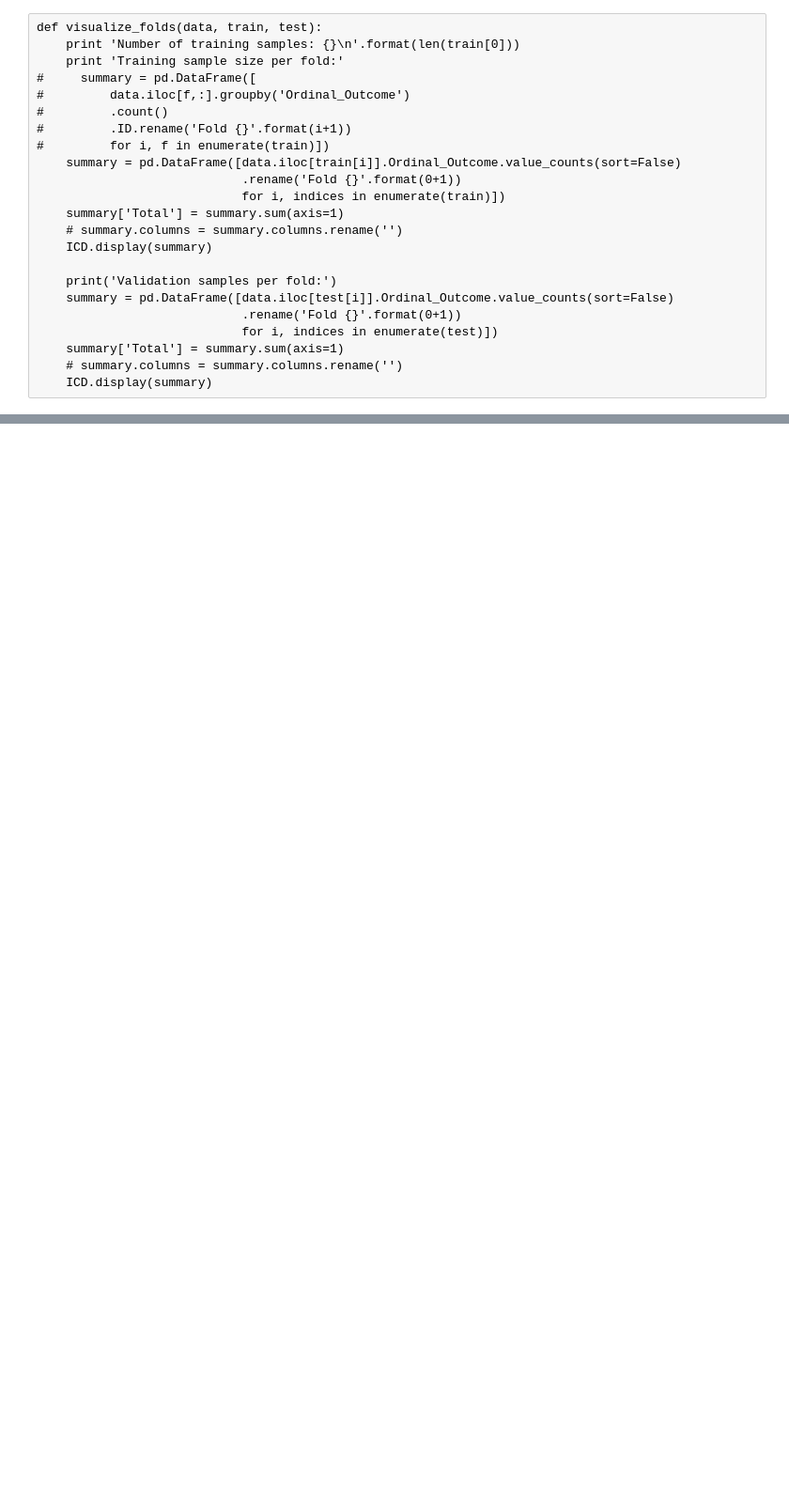
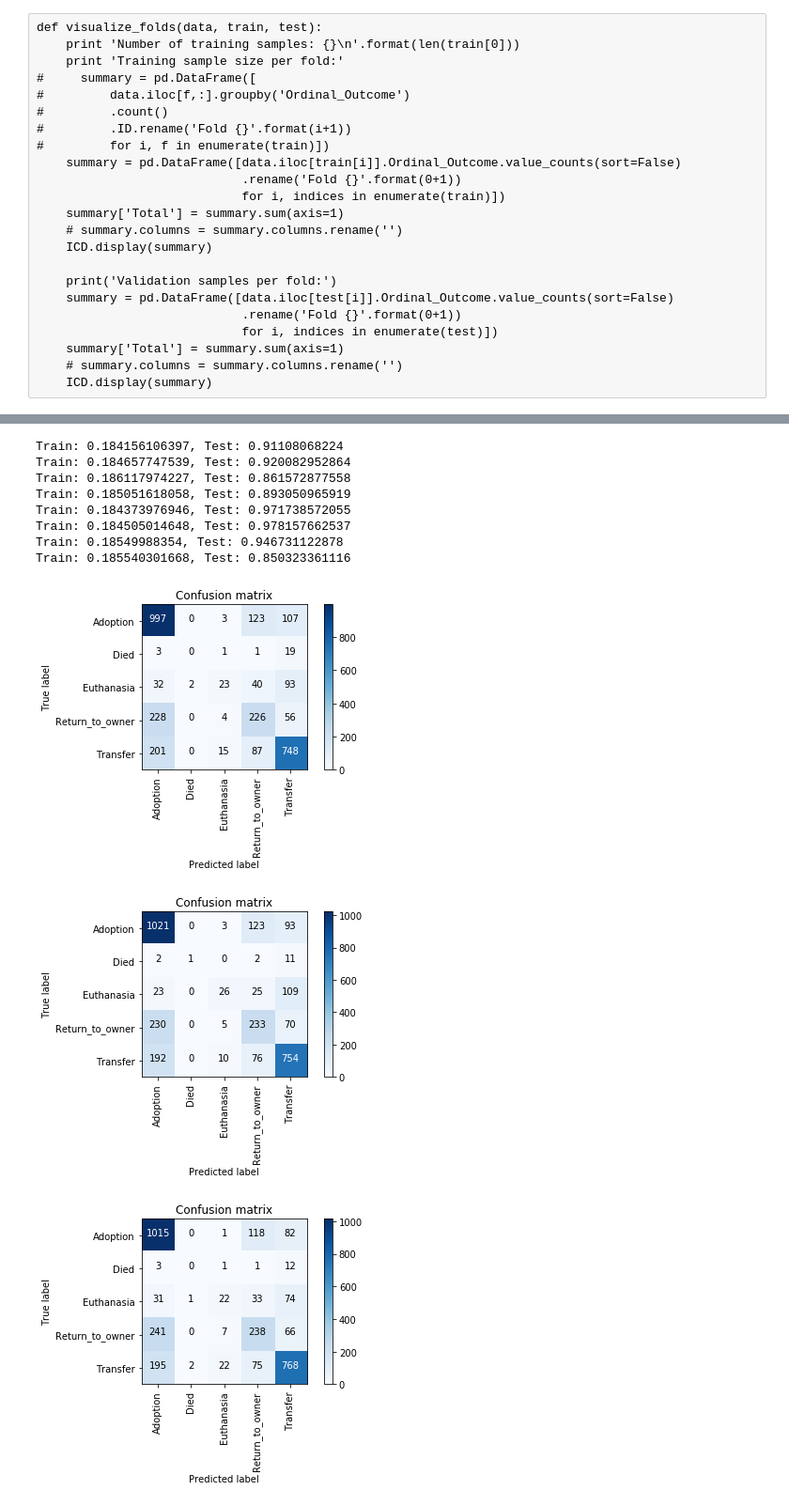
Before and after one commit to mspinelli/animal_shelter, a Jupyter notebook: DataExplore.ipynb, the cells around one changed output, grey strips where cells are left out. Shown at 94% size. Drawn from its saved outputs; the diff is of its cells as text; code cells hidden in the pictures; blank space fills up the shorter version.

```diff
--- a/DataExplore.ipynb
+++ b/DataExplore.ipynb
@@ -847,3 +908,43 @@ def plot_confusion_matrix(cm, classes,
     plt.ylabel('True label')
     plt.xlabel('Predicted label')
     plt.xticks(rotation=90)
+# %%
+hard_set = set()
+for i in range(SPLIT_NUM):
+    clf = RandomForestClassifier(n_estimators=100,
+                                 max_depth=100,
+                                 random_state=8,
+                                 n_jobs = 20,
+                                 class_weight=weights,
+                                 max_features=None)
+    clf.fit(data.iloc[train[i], 3:-1], data.iloc[train[i],-1])
+
+    pred_train = clf.predict_proba(data.iloc[train[i], 3:-1])
+    pred_test = clf.predict_proba(data.iloc[validation[i], 3:-1])
+    pred_train_labels = pred_train.argmax(axis=1)
+    pred_test_labels = pred_test.argmax(axis=1)
+    train_true = pd.get_dummies(data.iloc[train[i],-1]).as_matrix()
+    test_true = pd.get_dummies(data.iloc[validation[i], -1]).as_matrix()
+
+
+    hard_set.update(set(train[i][index] for index in where(pred_train_labels ^ data.iloc[train[i],-1])[0]))
+    hard_set.update(set(validation[i][index] for index in where(pred_test_labels ^ data.iloc[validation[i],-1])[0]))
+
+    log_loss_train = log_loss(train_true, pred_train)
+    log_loss_test = log_loss(test_true, pred_test)
+    # cm = confusion_matrix(test_true.argmax(axis=1), pred_test.argmax(axis=1))
+    cm = confusion_matrix(data.iloc[validation[i], -1], pred_test.argmax(axis=1))
+    plot_confusion_matrix(cm, sorted(animals.OutcomeType.unique()))
+    print "Train: {}, Test: {}".format(log_loss_train, log_loss_test)
+# %% [output]
+Train: 0.184156106397, Test: 0.91108068224
+Train: 0.184657747539, Test: 0.920082952864
+Train: 0.186117974227, Test: 0.861572877558
+Train: 0.185051618058, Test: 0.893050965919
+Train: 0.184373976946, Test: 0.971738572055
+Train: 0.184505014648, Test: 0.978157662537
+Train: 0.18549988354, Test: 0.946731122878
+Train: 0.185540301668, Test: 0.850323361116
+[figure, added]
+[figure, added]
+[figure, added]
```
Also changed, not shown: parts of 53 cells of this notebook, 9 other files.
